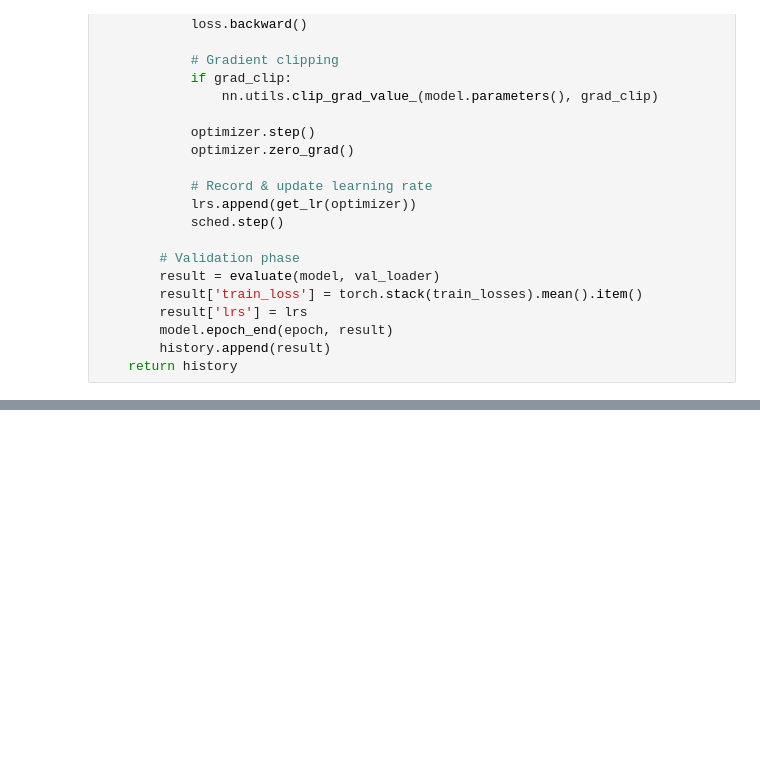
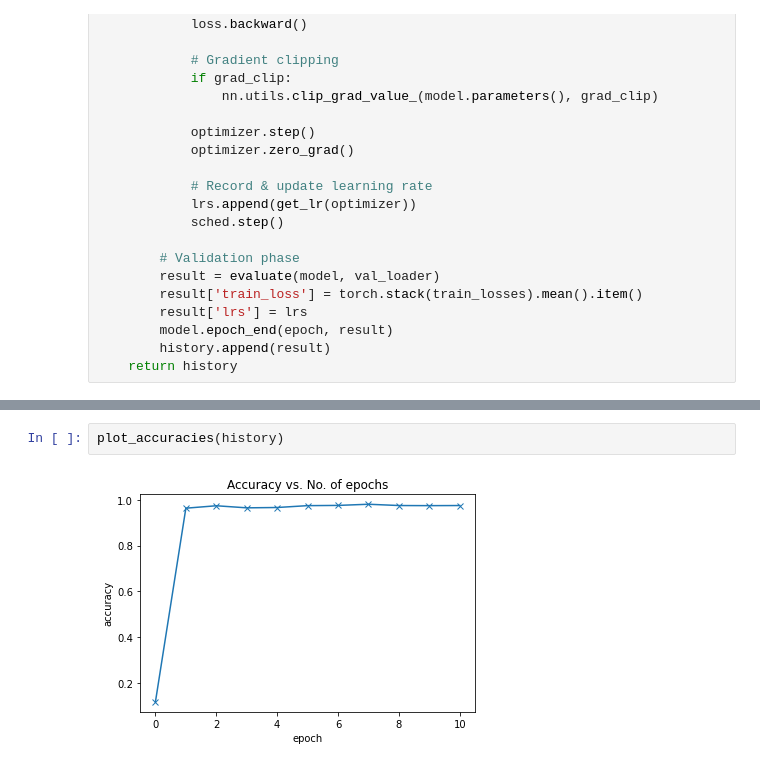
Before and after one commit to charitarthchugh/PulsarIdentification, a Jupyter notebook: Predicting-Pulsars.ipynb, the cells around one changed output, grey strips where cells are left out. Cells and saved outputs as stored; diff of their text form; blank space fills up the shorter version.

```diff
--- a/Predicting-Pulsars.ipynb
+++ b/Predicting-Pulsars.ipynb
@@ -247,0 +385,4 @@ def fit_one_cycle(epochs, max_lr, model, train_loader, val_loader,
+# %%
+plot_accuracies(history)
+# %% [output]
+[figure, added]
```
Also changed, not shown: parts of 28 cells of this notebook.
